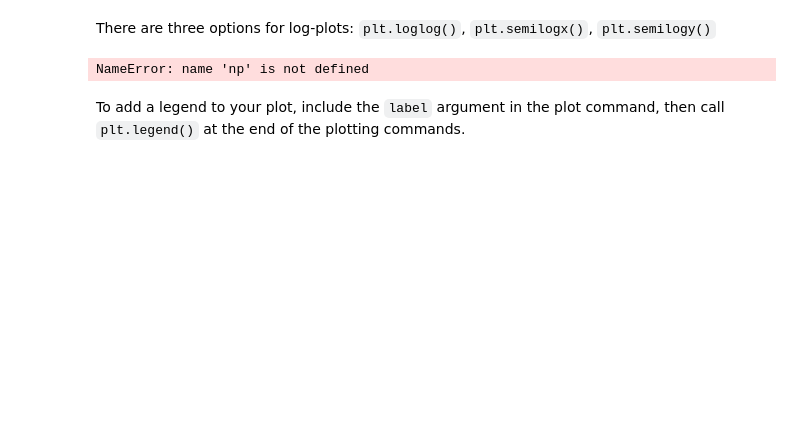
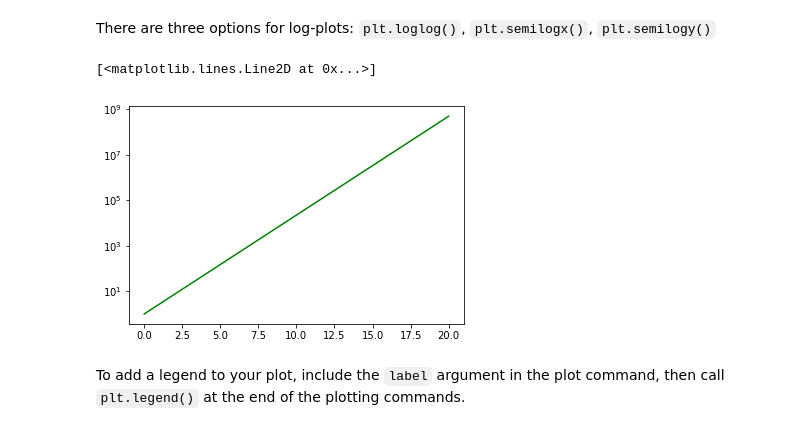
Before and after one commit to EmilyTipton/Intro-to-Research-3190, a Jupyter notebook: lessons/06Tipton.ipynb, the cells around one changed output. Saved outputs shown, nothing was run; the diff lists cells and outputs as text; code cells hidden in the pictures; blank space fills up the shorter version.

```diff
--- a/lessons/06Tipton.ipynb
+++ b/lessons/06Tipton.ipynb
@@ -95,10 +96,11 @@ There are three options for log-plots: `plt.loglog()`, `plt.semilogx()`, `plt.se
 # %%
 x_green = np.linspace(0,20,100)
 y_green = np.exp(x_green)
 
-plt.semilogy(x_green,y_green,color='')#put in the color green
+plt.semilogy(x_green,y_green,color='green')#put in the color green
 # %% [output]
-NameError: name 'np' is not defined
+[<matplotlib.lines.Line2D at 0x...>]
+[figure, added]
 # %% [markdown]
 To add a legend to your plot, include the `label` argument in the plot command, then call `plt.legend()` at the end of the plotting commands.
 # %%
```
Also changed, not shown: parts of 15 cells of this notebook, 1 other file.
